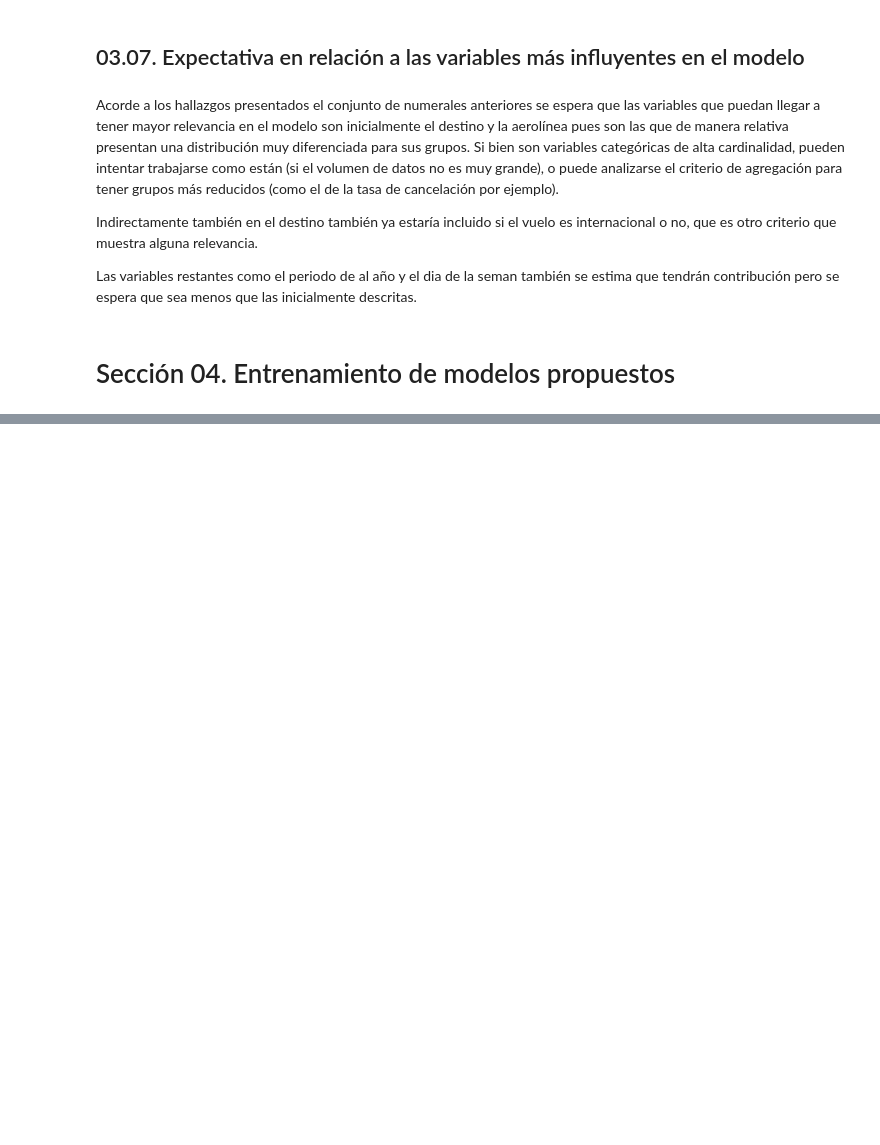
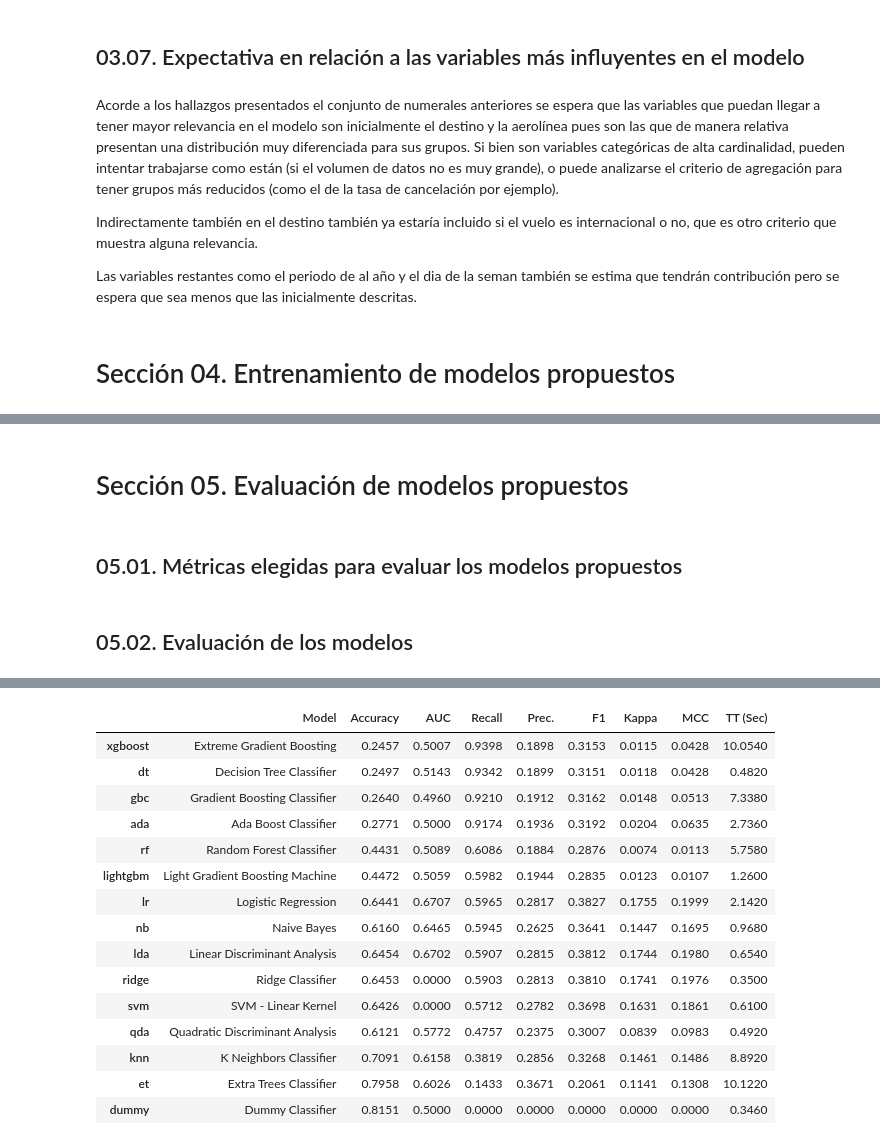
Before and after one commit to alexandergribenchenko/DS_LATAM_Test, a Jupyter notebook: solution.ipynb, the cells around one changed output, grey strips where cells are left out. Drawn from its saved outputs; the diff is of its cells as text; code cells hidden in the pictures; blank space fills up the shorter version.

```diff
--- a/solution.ipynb
+++ b/solution.ipynb
@@ -555,0 +739,10 @@ Las variables restantes como el periodo de al año y el dia de la seman también
+# %% [markdown]
+# Sección 05. Evaluación de modelos propuestos
+# %% [markdown]
+## 05.01. Métricas elegidas para evaluar los modelos propuestos
+# %% [markdown]
+## 05.02. Evaluación de los modelos
+# %%
+top_models = compare_models(sort='Recall',
+                            fold=5)
+# %% [output]
@@ -555,0 +750,16 @@ Las variables restantes como el periodo de al año y el dia de la seman también
+|  | Model | Accuracy | AUC | Recall | Prec. | F1 | Kappa | MCC | TT (Sec) |
+| xgboost | Extreme Gradient Boosting | 0.2457 | 0.5007 | 0.9398 | 0.1898 | 0.3153 | 0.0115 | 0.0428 | 10.0540 |
+| dt | Decision Tree Classifier | 0.2497 | 0.5143 | 0.9342 | 0.1899 | 0.3151 | 0.0118 | 0.0428 | 0.4820 |
+| gbc | Gradient Boosting Classifier | 0.2640 | 0.4960 | 0.9210 | 0.1912 | 0.3162 | 0.0148 | 0.0513 | 7.3380 |
+| ada | Ada Boost Classifier | 0.2771 | 0.5000 | 0.9174 | 0.1936 | 0.3192 | 0.0204 | 0.0635 | 2.7360 |
+| rf | Random Forest Classifier | 0.4431 | 0.5089 | 0.6086 | 0.1884 | 0.2876 | 0.0074 | 0.0113 | 5.7580 |
+| lightgbm | Light Gradient Boosting Machine | 0.4472 | 0.5059 | 0.5982 | 0.1944 | 0.2835 | 0.0123 | 0.0107 | 1.2600 |
+| lr | Logistic Regression | 0.6441 | 0.6707 | 0.5965 | 0.2817 | 0.3827 | 0.1755 | 0.1999 | 2.1420 |
+| nb | Naive Bayes | 0.6160 | 0.6465 | 0.5945 | 0.2625 | 0.3641 | 0.1447 | 0.1695 | 0.9680 |
+| lda | Linear Discriminant Analysis | 0.6454 | 0.6702 | 0.5907 | 0.2815 | 0.3812 | 0.1744 | 0.1980 | 0.6540 |
+| ridge | Ridge Classifier | 0.6453 | 0.0000 | 0.5903 | 0.2813 | 0.3810 | 0.1741 | 0.1976 | 0.3500 |
+| svm | SVM - Linear Kernel | 0.6426 | 0.0000 | 0.5712 | 0.2782 | 0.3698 | 0.1631 | 0.1861 | 0.6100 |
+| qda | Quadratic Discriminant Analysis | 0.6121 | 0.5772 | 0.4757 | 0.2375 | 0.3007 | 0.0839 | 0.0983 | 0.4920 |
+| knn | K Neighbors Classifier | 0.7091 | 0.6158 | 0.3819 | 0.2856 | 0.3268 | 0.1461 | 0.1486 | 8.8920 |
+| et | Extra Trees Classifier | 0.7958 | 0.6026 | 0.1433 | 0.3671 | 0.2061 | 0.1141 | 0.1308 | 10.1220 |
+| dummy | Dummy Classifier | 0.8151 | 0.5000 | 0.0000 | 0.0000 | 0.0000 | 0.0000 | 0.0000 | 0.3460 |
```
Also changed, not shown: parts of 34 cells of this notebook.
